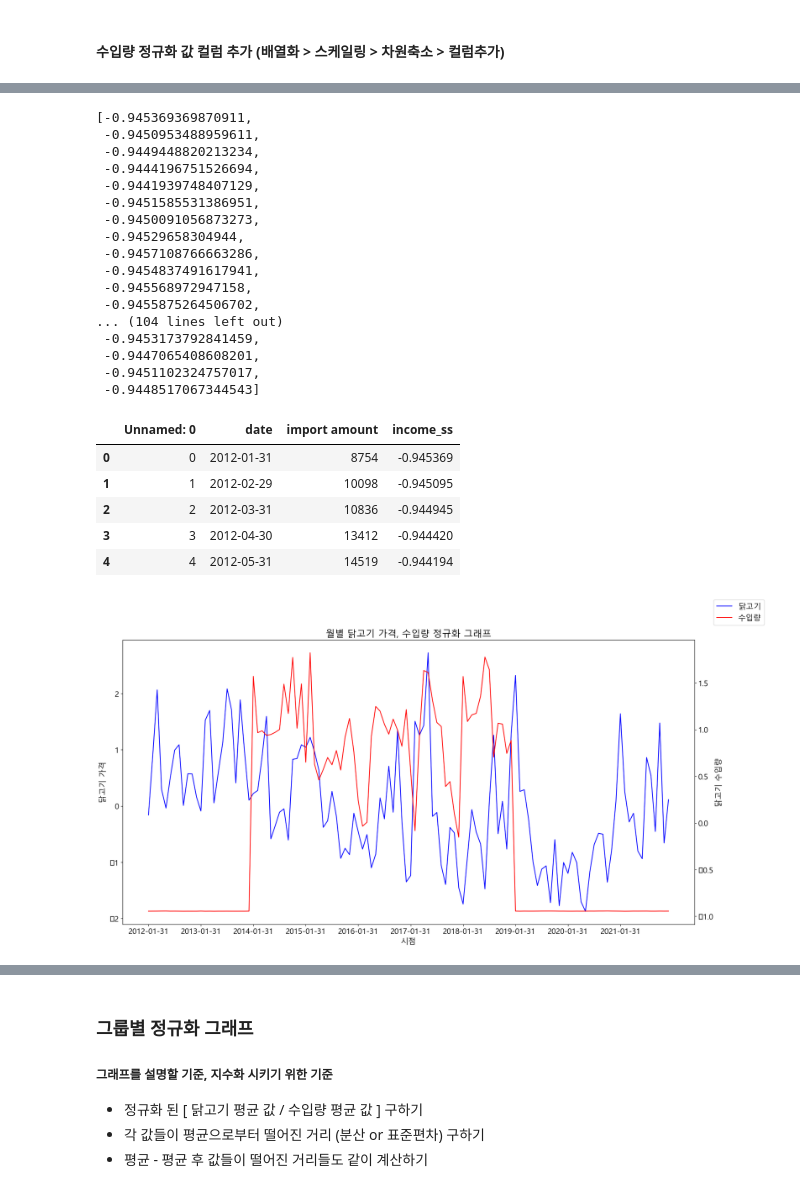
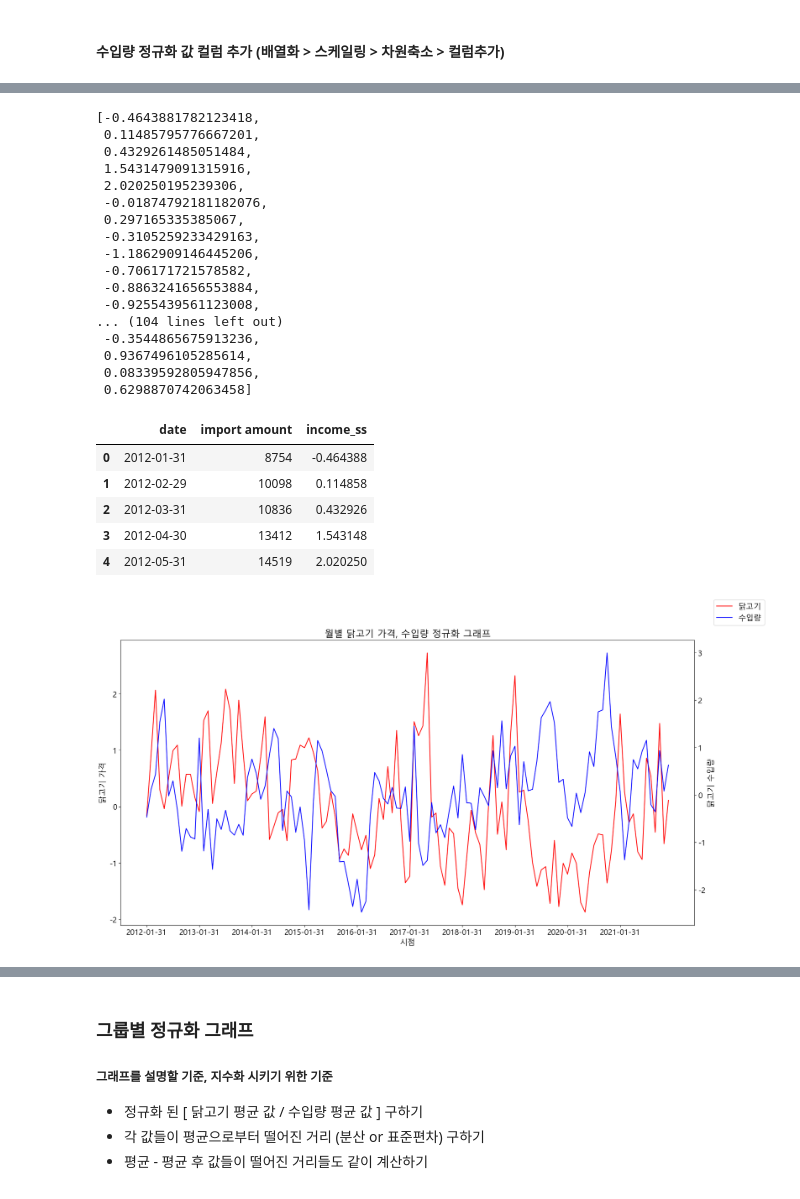
Before and after one commit to fin-special/chicken_price_prediction, a Jupyter notebook: 데이터전처리/yubin.ipynb, the cells around one changed output, grey strips where cells are left out. Saved outputs shown, nothing was run; the diff lists cells and outputs as text; code cells hidden in the pictures.

```diff
--- a/데이터전처리/yubin.ipynb
+++ b/데이터전처리/yubin.ipynb
@@ -9,6 +9,7 @@ from matplotlib import font_manager, rc
 # 그래프 한글, 마이너스 깨짐 방지
 
 font_name = font_manager.FontProperties(fname="c:/Windows/Fonts/malgun.ttf").get_name()
+plt.rcParams['axes.unicode_minus'] = False
 rc('font', family=font_name)
 # %% [markdown]
 ## 원유 가격 데이터 전처리
@@ -277,6 +278,6 @@ price_df
 | 119 | 119 | 2021-12-31 | 3320 |
 120 rows × 3 columns
 # %%
-income_df = pd.read_csv('./pre_data/월별_닭고기_수입량.csv', encoding='utf8')
+income_df = pd.read_csv('./pre_data/닭고기수입량(2012_2022).csv', encoding='utf8')
 income_df
 # %% [output]
@@ -482,23 +324,0 @@ plt.show()
-# %%
-plt.style.use('default')
-plt.rcParams['figure.figsize'] = (20,10)
-plt.rcParams['font.size'] = 15
-plt.rcParams['font.family'] = font_name
-
-x = price_group3['date']
-y1 = price_group3['price']
-y2 = income_group3['import amount']
-
-fig, ax1 = plt.subplots()
-ax1.set_title('닭고기, 수입량 그룹3 (2019-2021) 그래프')
-ax1.set_xlabel('시점')
-ax1.set_ylabel('닭고기 가격')
-ax1.plot(x, y1, color='red',label='닭고기')
-
-ax2 = ax1.twinx()
-ax2.set_ylabel('수입량')
-ax2.plot(x, y2, color='blue',label='수입량')
-
-plt.xticks(['2019-01-31', '2019-04-30', '2019-07-31', '2019-10-31', '2020-01-31', '2020-04-30', '2020-07-31', '2020-10-31', '2021-01-31', '2021-04-30', '2021-07-31', '2021-10-31'])
-fig.legend()
-plt.show()
@@ -607,3 +425,6 @@ price_df
 | 118 | 118 | 2021-11-30 | 2985 | -0.658531 |
 | 119 | 119 | 2021-12-31 | 3320 | 0.112039 |
 120 rows × 4 columns
+# %%
+price_df = price_df.drop(['Unnamed: 0'],axis=1)
+price_df
@@ -642,30 +480,30 @@ for i in incomeScale :
 
 income_list
 # %% [output]
-[-0.945369369870911,
- -0.9450953488959611,
- -0.9449448820213234,
- -0.9444196751526694,
- -0.9441939748407129,
- -0.9451585531386951,
- -0.9450091056873273,
- -0.94529658304944,
- -0.9457108766663286,
- -0.9454837491617941,
- -0.945568972947158,
- -0.9455875264506702,
+[-0.4643881782123418,
+ 0.11485795776667201,
+ 0.4329261485051484,
+ 1.5431479091315916,
+ 2.020250195239306,
+ -0.01874792181182076,
+ 0.297165335385067,
+ -0.3105259233429163,
+ -1.1862909146445206,
+ -0.706171721578582,
+ -0.8863241656553884,
+ -0.9255439561123008,
 ... (104 lines left out)
- -0.9453173792841459,
- -0.9447065408608201,
- -0.9451102324757017,
- -0.9448517067344543]
+ -0.3544865675913236,
+ 0.9367496105285614,
+ 0.08339592805947856,
+ 0.6298870742063458]
 # %%
 income_df['income_ss'] = income_list
 income_df.head()
 # %% [output]
-|  | Unnamed: 0 | date | import amount | income_ss |
-| 0 | 0 | 2012-01-31 | 8754 | -0.945369 |
-| 1 | 1 | 2012-02-29 | 10098 | -0.945095 |
-| 2 | 2 | 2012-03-31 | 10836 | -0.944945 |
-| 3 | 3 | 2012-04-30 | 13412 | -0.944420 |
-| 4 | 4 | 2012-05-31 | 14519 | -0.944194 |
+|  | date | import amount | income_ss |
+| 0 | 2012-01-31 | 8754 | -0.464388 |
+| 1 | 2012-02-29 | 10098 | 0.114858 |
+| 2 | 2012-03-31 | 10836 | 0.432926 |
+| 3 | 2012-04-30 | 13412 | 1.543148 |
+| 4 | 2012-05-31 | 14519 | 2.020250 |
@@ -672,27 +513,28 @@ income_df.head()
 # %%
 # 월별 닭고기, 수입량 정규화 그래프
 
 plt.style.use('default')
 plt.rcParams['figure.figsize'] = (20,10)
 plt.rcParams['font.size'] = 15
 plt.rcParams['font.family'] = font_name
+matplotlib.rcParams['axes.unicode_minus'] = False
 
 x = price_df['date']
 y1 = price_df['price_ss']
 y2 = income_df['income_ss']
 
 fig, ax1 = plt.subplots()
 ax1.set_title('월별 닭고기 가격, 수입량 정규화 그래프')
 ax1.set_xlabel('시점')
 ax1.set_ylabel('닭고기 가격')
-ax1.plot(x, y1, color='blue',label='닭고기')
+ax1.plot(x, y1, color='red',label='닭고기')
 
 ax2 = ax1.twinx()
 ax2.set_ylabel('닭고기 수입량')
-ax2.plot(x, y2, color='red',label='수입량')
+ax2.plot(x, y2, color='blue',label='수입량')
 
 plt.xticks(['2012-01-31', '2013-01-31', '2014-01-31','2015-01-31','2016-01-31','2017-01-31', '2018-01-31', '2019-01-31', '2020-01-31', '2021-01-31'])
 fig.legend()
 plt.show()
 # %% [output]
-[figure, old version]
+[figure, new version]
```
Also changed, not shown: parts of 149 cells of this notebook, 5 other files.
